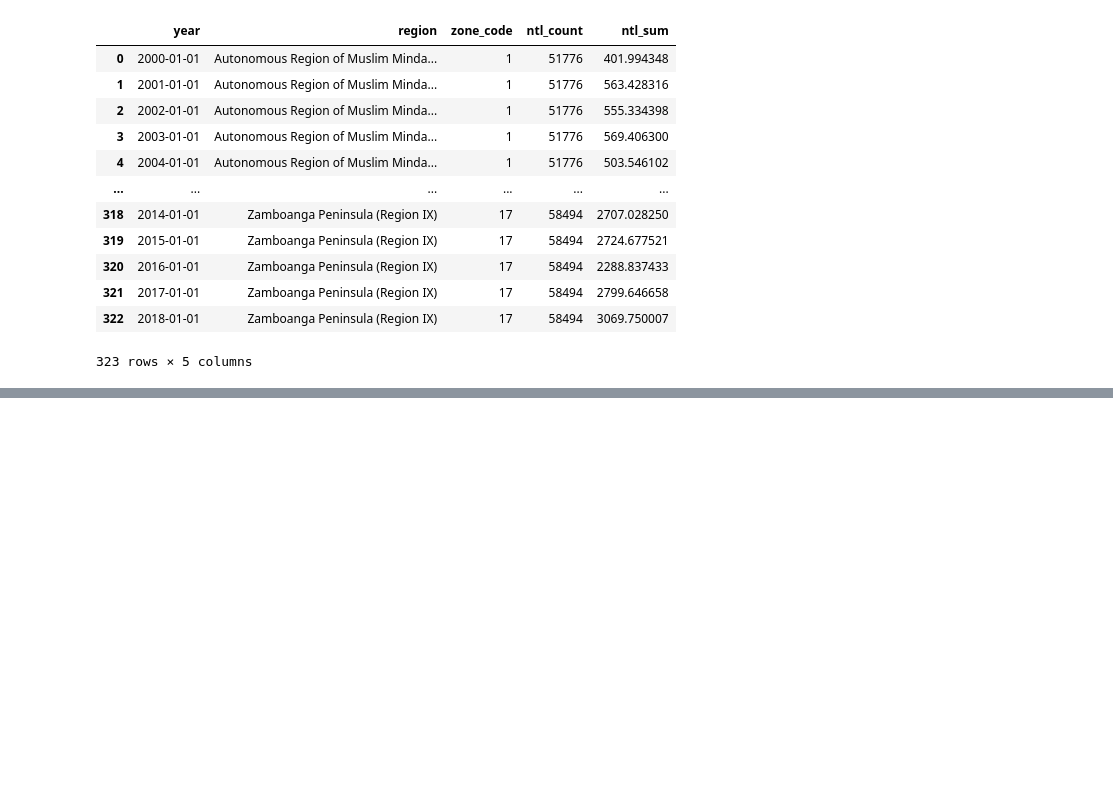
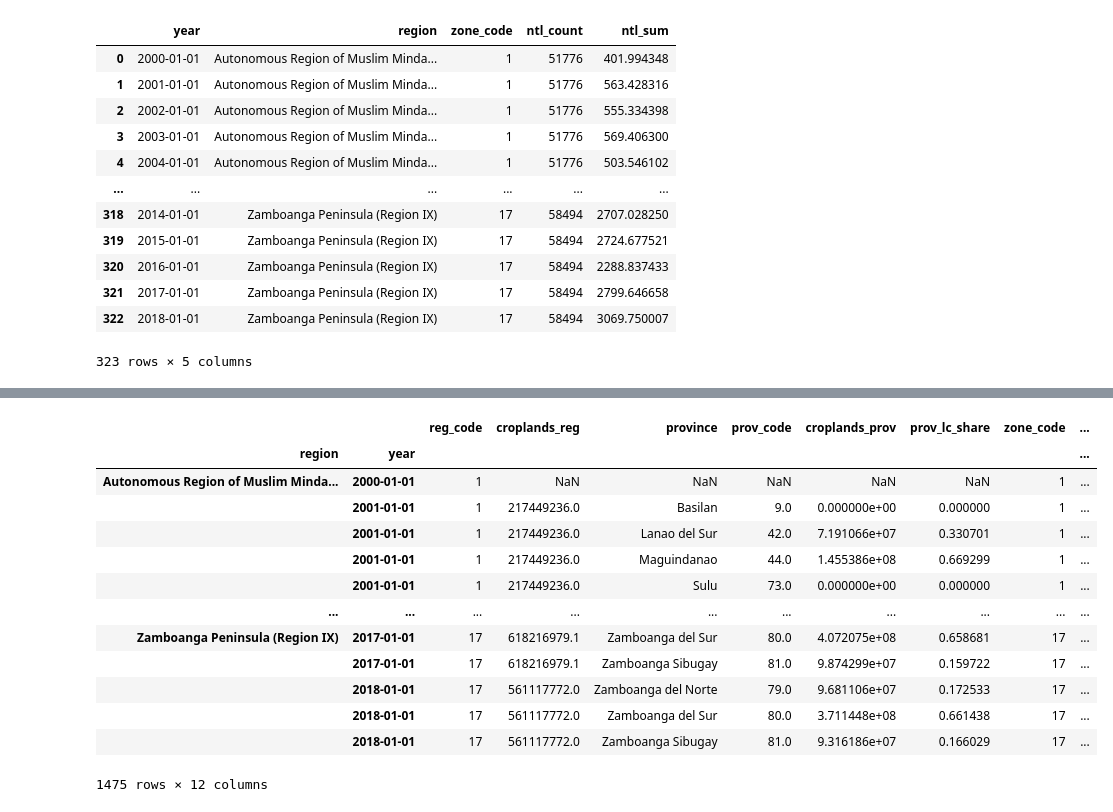
Before and after one commit to jessonpagaduan/night-lights, a Jupyter notebook: province-gdp-from-ntl-lc.ipynb, the cells around one changed output, grey strips where cells are left out. Drawn from its saved outputs; the diff is of its cells as text; code cells hidden in the pictures; blank space fills up the shorter version.

Commit message:
Construct province-level agriculture GDP

```diff
--- a/province-gdp-from-ntl-lc.ipynb
+++ b/province-gdp-from-ntl-lc.ipynb
@@ -186,0 +311,2 @@ df_longdiff.to_csv('province-gdp-longdiff.csv', index=False)
+# %%
+df_lc_prov = df_lc_prov.assign(prov_lc_share = lambda x: x.croplands_prov / x.croplands_reg)
@@ -186,0 +330,6 @@ df_longdiff.to_csv('province-gdp-longdiff.csv', index=False)
+# %%
+df_agr_predictions = pd.read_excel(path + "ntl_predictions_26Apr.xls", index_col=False,
+                               usecols=['region', 'year', 'period', 'zone_code',
+                                        'agr_c1012_top12c12_p1', 'agr_c1012_top12c12_p2'],
+                               parse_dates=['year'])
+df_agr_predictions.columns = [i.lower() for i in df_agr_predictions.columns]
@@ -186,0 +352,22 @@ df_longdiff.to_csv('province-gdp-longdiff.csv', index=False)
+# %%
+df_lc_prov = df_lc_prov.join(df_agr_predictions.set_index(['region', 'year']), rsuffix='_pred')
+# %%
+df_lc_prov = df_lc_prov.assign(log_agr_p1 = lambda x: x.agr_c1012_top12c12_p1 * x.prov_lc_share,
+                               log_agr_p2 = lambda x: x.agr_c1012_top12c12_p2 * x.prov_lc_share)
+# %%
+df_lc_prov
+# %% [output]
+|  |  | reg_code | croplands_reg | province | prov_code | croplands_prov | prov_lc_share | zone_code | ... |
+| region | year |  |  |  |  |  |  |  | ... |
+| Autonomous Region of Muslim Minda... | 2000-01-01 | 1 | NaN | NaN | NaN | NaN | NaN | 1 | ... |
+|  | 2001-01-01 | 1 | 217449236.0 | Basilan | 9.0 | 0.000000e+00 | 0.000000 | 1 | ... |
+|  | 2001-01-01 | 1 | 217449236.0 | Lanao del Sur | 42.0 | 7.191066e+07 | 0.330701 | 1 | ... |
+|  | 2001-01-01 | 1 | 217449236.0 | Maguindanao | 44.0 | 1.455386e+08 | 0.669299 | 1 | ... |
+|  | 2001-01-01 | 1 | 217449236.0 | Sulu | 73.0 | 0.000000e+00 | 0.000000 | 1 | ... |
+| ... | ... | ... | ... | ... | ... | ... | ... | ... | ... |
+| Zamboanga Peninsula (Region IX) | 2017-01-01 | 17 | 618216979.1 | Zamboanga del Sur | 80.0 | 4.072075e+08 | 0.658681 | 17 | ... |
+|  | 2017-01-01 | 17 | 618216979.1 | Zamboanga Sibugay | 81.0 | 9.874299e+07 | 0.159722 | 17 | ... |
+|  | 2018-01-01 | 17 | 561117772.0 | Zamboanga del Norte | 79.0 | 9.681106e+07 | 0.172533 | 17 | ... |
+|  | 2018-01-01 | 17 | 561117772.0 | Zamboanga del Sur | 80.0 | 3.711448e+08 | 0.661438 | 17 | ... |
+|  | 2018-01-01 | 17 | 561117772.0 | Zamboanga Sibugay | 81.0 | 9.316186e+07 | 0.166029 | 17 | ... |
+1475 rows × 12 columns
```
Also changed, not shown: parts of 37 cells of this notebook.
